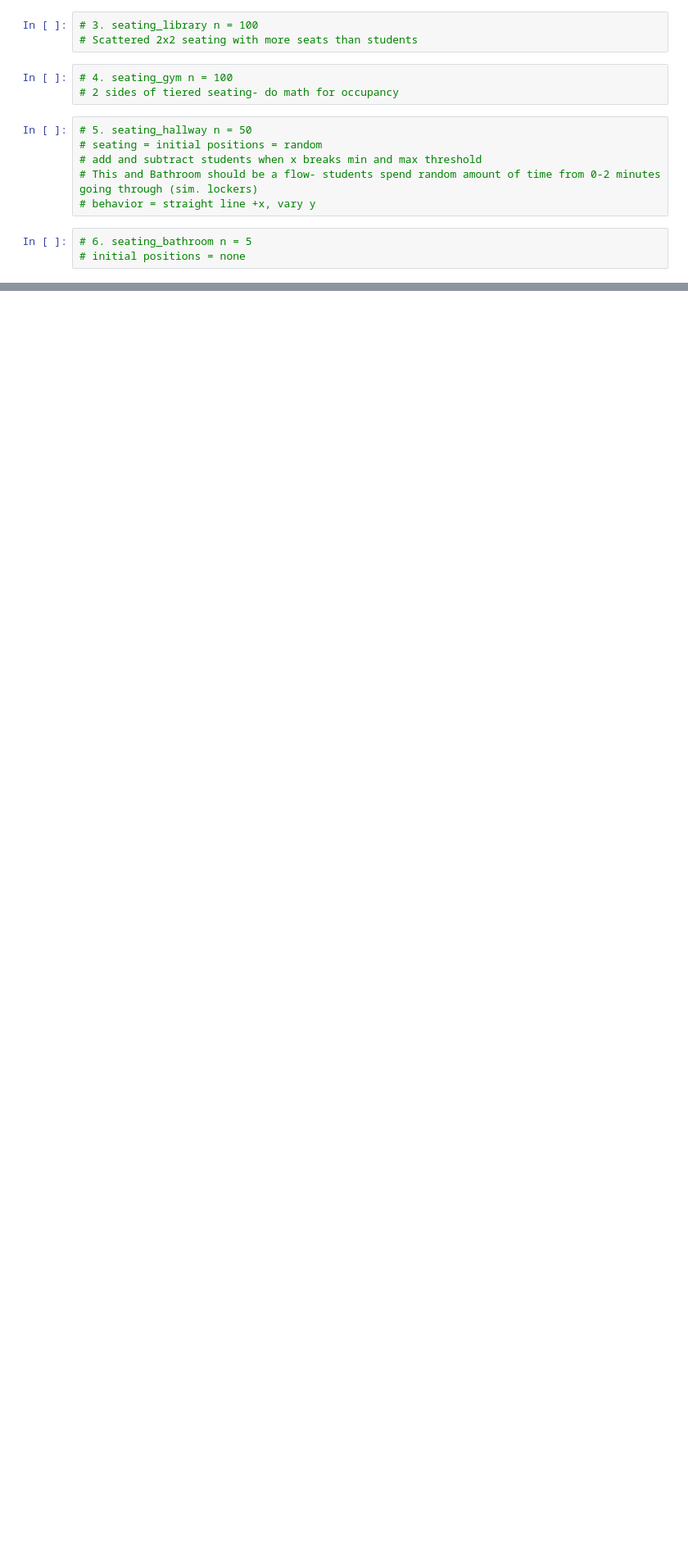
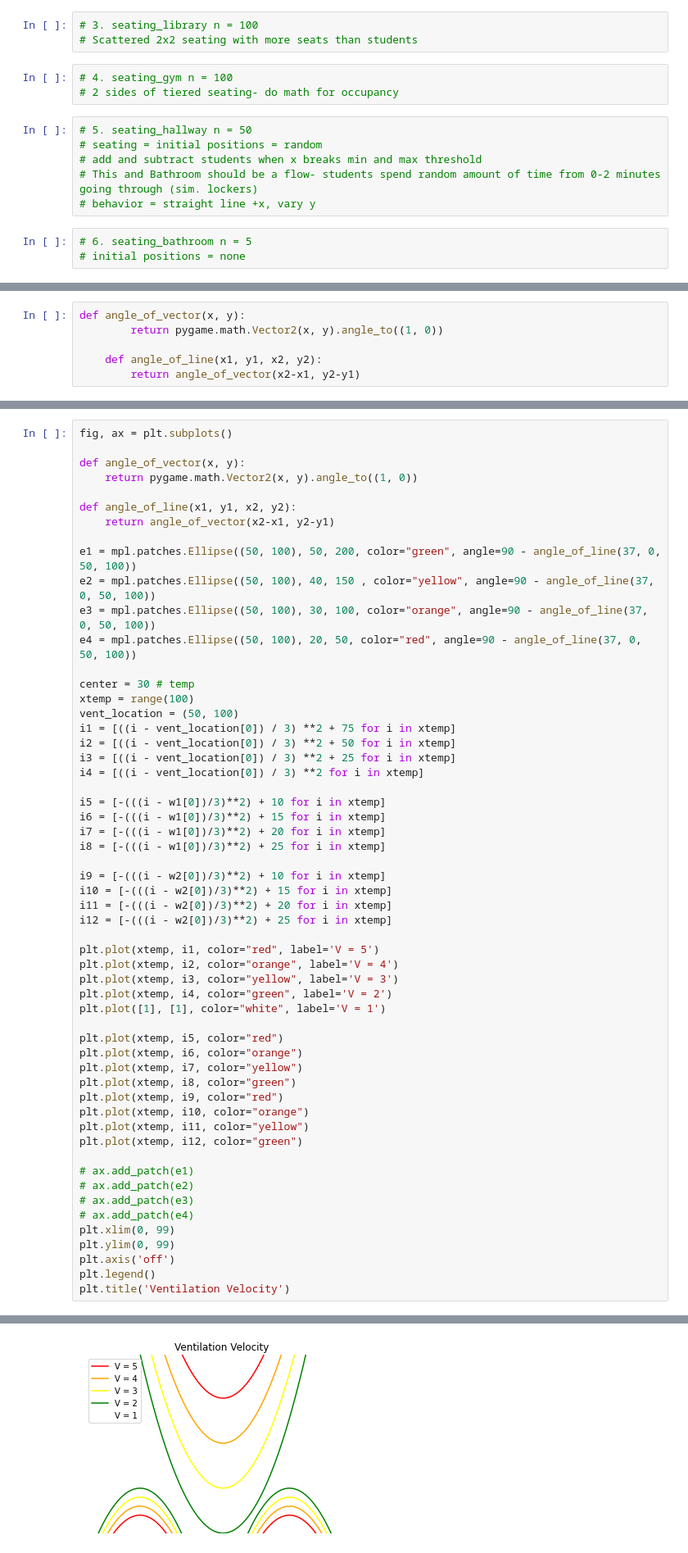
Before and after one commit to covABM/GeoACT_Classroom, a Jupyter notebook: temp_notebook.ipynb, the cells around one changed output, grey strips where cells are left out. Shown at 82% size. Drawn from its saved outputs; the diff is of its cells as text; blank space fills up the shorter version.

```diff
--- a/temp_notebook.ipynb
+++ b/temp_notebook.ipynb
@@ -242,0 +84,6 @@ array([[2, 2, 2, ..., 2, 2, 2],
+# %%
+def angle_of_vector(x, y):
+        return pygame.math.Vector2(x, y).angle_to((1, 0))
+
+    def angle_of_line(x1, y1, x2, y2):
+        return angle_of_vector(x2-x1, y2-y1)
@@ -242,0 +247,57 @@ array([[2, 2, 2, ..., 2, 2, 2],
+# %%
+fig, ax = plt.subplots()
+
+def angle_of_vector(x, y):
+    return pygame.math.Vector2(x, y).angle_to((1, 0))
+
+def angle_of_line(x1, y1, x2, y2):
+    return angle_of_vector(x2-x1, y2-y1)
+
+e1 = mpl.patches.Ellipse((50, 100), 50, 200, color="green", angle=90 - angle_of_line(37, 0, 50, 100))
+e2 = mpl.patches.Ellipse((50, 100), 40, 150 , color="yellow", angle=90 - angle_of_line(37, 0, 50, 100))
+e3 = mpl.patches.Ellipse((50, 100), 30, 100, color="orange", angle=90 - angle_of_line(37, 0, 50, 100))
+e4 = mpl.patches.Ellipse((50, 100), 20, 50, color="red", angle=90 - angle_of_line(37, 0, 50, 100))
+
+center = 30 # temp
+xtemp = range(100)
+vent_location = (50, 100)
+i1 = [((i - vent_location[0]) / 3) **2 + 75 for i in xtemp]
+i2 = [((i - vent_location[0]) / 3) **2 + 50 for i in xtemp]
+i3 = [((i - vent_location[0]) / 3) **2 + 25 for i in xtemp]
+i4 = [((i - vent_location[0]) / 3) **2 for i in xtemp]
+
+i5 = [-(((i - w1[0])/3)**2) + 10 for i in xtemp]
+i6 = [-(((i - w1[0])/3)**2) + 15 for i in xtemp]
+i7 = [-(((i - w1[0])/3)**2) + 20 for i in xtemp]
+i8 = [-(((i - w1[0])/3)**2) + 25 for i in xtemp]
+
+i9 = [-(((i - w2[0])/3)**2) + 10 for i in xtemp]
+i10 = [-(((i - w2[0])/3)**2) + 15 for i in xtemp]
+i11 = [-(((i - w2[0])/3)**2) + 20 for i in xtemp]
+i12 = [-(((i - w2[0])/3)**2) + 25 for i in xtemp]
+
+plt.plot(xtemp, i1, color="red", label='V = 5')
+plt.plot(xtemp, i2, color="orange", label='V = 4')
+plt.plot(xtemp, i3, color="yellow", label='V = 3')
+plt.plot(xtemp, i4, color="green", label='V = 2')
+plt.plot([1], [1], color="white", label='V = 1')
+
+plt.plot(xtemp, i5, color="red")
+plt.plot(xtemp, i6, color="orange")
+plt.plot(xtemp, i7, color="yellow")
+plt.plot(xtemp, i8, color="green")
+plt.plot(xtemp, i9, color="red")
+plt.plot(xtemp, i10, color="orange")
+plt.plot(xtemp, i11, color="yellow")
+plt.plot(xtemp, i12, color="green")
+
+# ax.add_patch(e1)
+# ax.add_patch(e2)
+# ax.add_patch(e3)
+# ax.add_patch(e4)
+plt.xlim(0, 99)
+plt.ylim(0, 99)
+plt.axis('off')
+plt.legend()
+plt.title('Ventilation Velocity')
+# %% [output]
@@ -242,0 +305 @@ array([[2, 2, 2, ..., 2, 2, 2],
+[figure, added]
```
Also changed, not shown: parts of 19 cells of this notebook, 11 other files.
